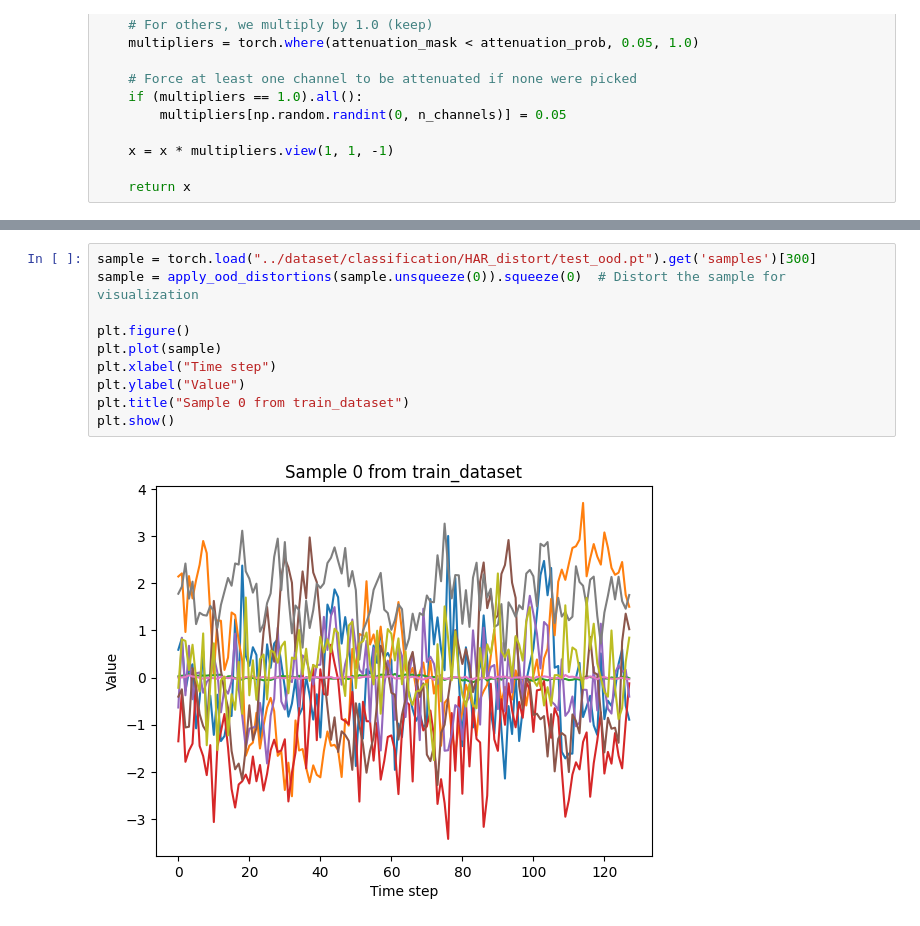
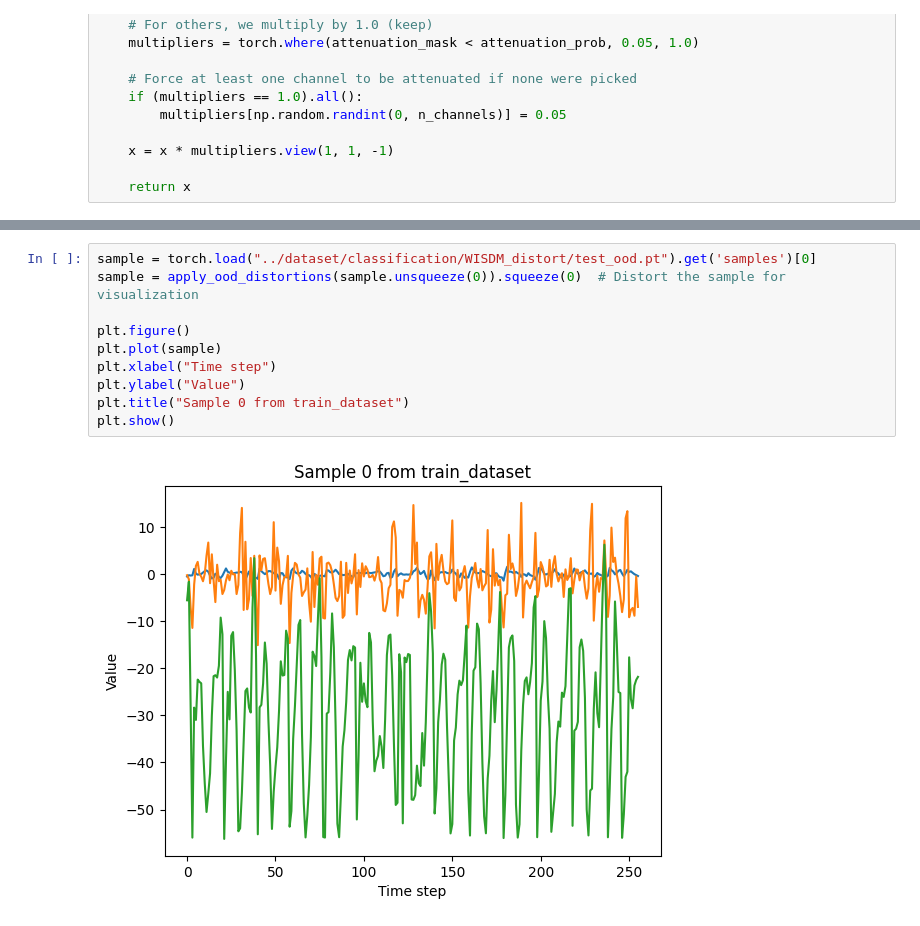
Before and after one commit to czotterbenedek/ood-detection-with-timedrl, a Jupyter notebook: notebooks/data_check.ipynb, the cells around one changed output, grey strips where cells are left out. Drawn from its saved outputs; the diff is of its cells as text.

Commit message:
creating distorted WISDM OOD dataset

```diff
--- a/notebooks/data_check.ipynb
+++ b/notebooks/data_check.ipynb
@@ -134,14 +134,14 @@ Distorting val_ood.pt...
 Distorting test_ood.pt...
 Done! Your dataset is now officially 'distorted' and ready for OOD testing.
 # %%
-sample = torch.load("../dataset/classification/HAR_distort/test_ood.pt").get('samples')[300]
+sample = torch.load("../dataset/classification/WISDM_distort/test_ood.pt").get('samples')[0]
 sample = apply_ood_distortions(sample.unsqueeze(0)).squeeze(0)  # Distort the sample for visualization
 
 plt.figure()
 plt.plot(sample)
 plt.xlabel("Time step")
 plt.ylabel("Value")
 plt.title("Sample 0 from train_dataset")
 plt.show()
 # %% [output]
-[figure, old version]
+[figure, new version]
```
Also changed, not shown: parts of 5 cells of this notebook, 28 other files.
